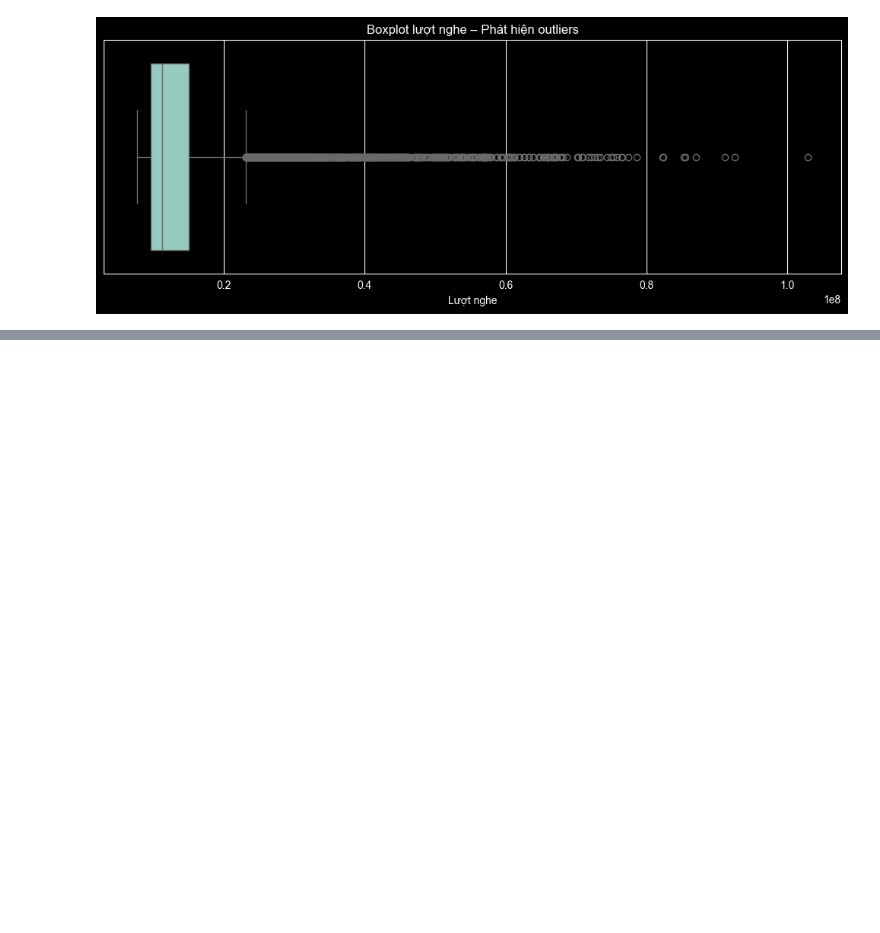
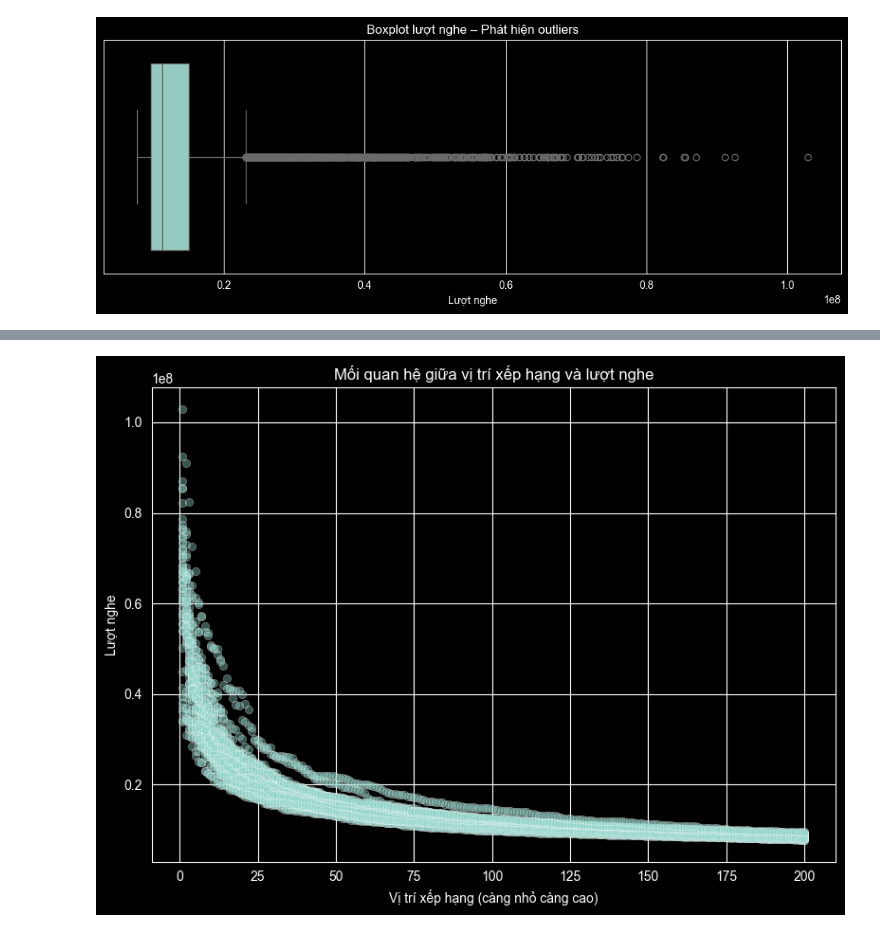
Before and after one commit to MinhTruc09/Spotify_EDA, a Jupyter notebook: notebooks/03_visualizations.ipynb, the cells around one changed output, grey strips where cells are left out. Saved outputs shown, nothing was run; the diff lists cells and outputs as text; code cells hidden in the pictures; blank space fills up the shorter version.

```diff
--- a/notebooks/03_visualizations.ipynb
+++ b/notebooks/03_visualizations.ipynb
@@ -29,0 +65,16 @@ plt.show()
+# %%
+plt.figure(figsize=(8,6))
+sns.scatterplot(
+    data=df,
+    x='vi_tri_xep_hang',
+    y='luot_nghe',
+    alpha=0.4
+)
+
+plt.title('Mối quan hệ giữa vị trí xếp hạng và lượt nghe')
+plt.xlabel('Vị trí xếp hạng (càng nhỏ càng cao)')
+plt.ylabel('Lượt nghe')
+plt.tight_layout()
+plt.show()
+# %% [output]
+[figure, added]
```
Also changed, not shown: parts of 5 cells of this notebook, 3 other files.
